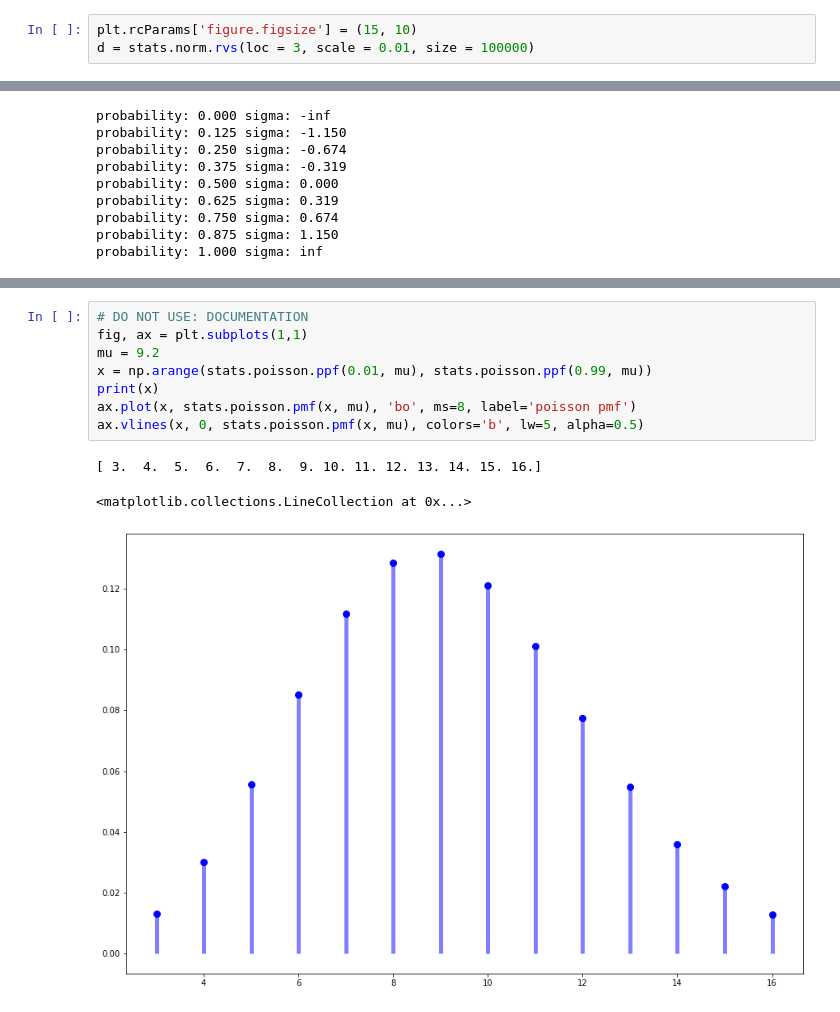
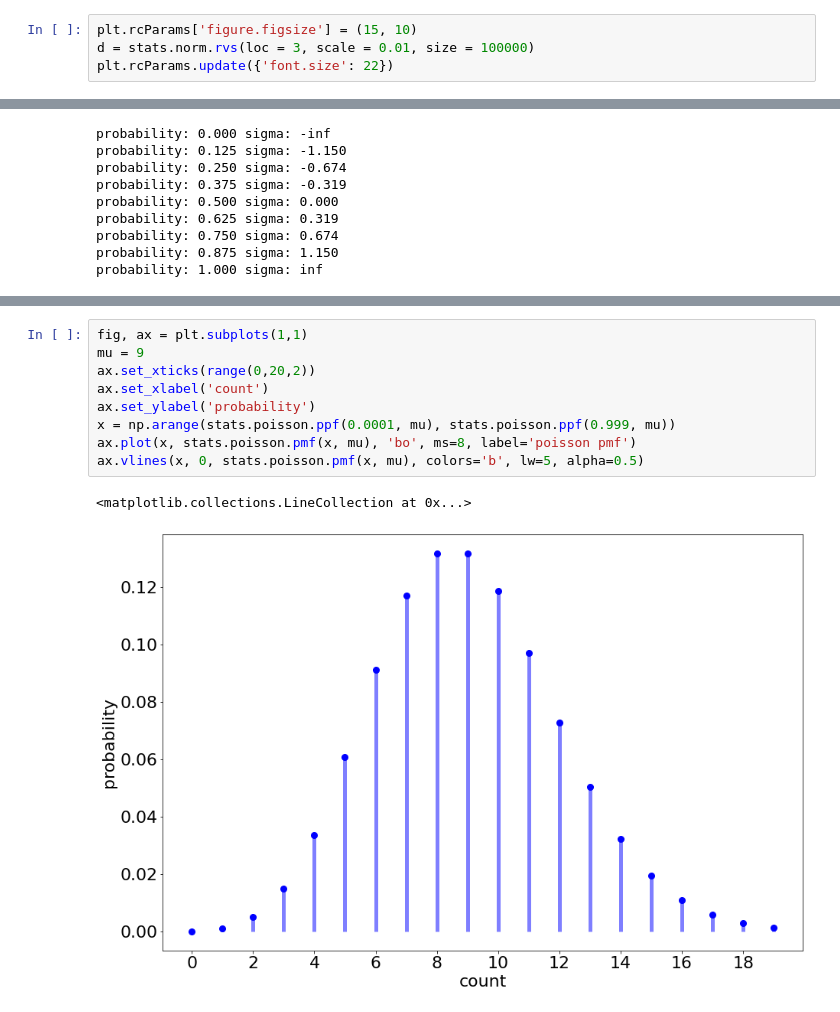
Before and after one commit to rsrandy25/PHYS434, a Jupyter notebook: lab1/lab1.ipynb, the cells around one changed output, grey strips where cells are left out. Drawn from its saved outputs; the diff is of its cells as text.

```diff
--- a/lab1/lab1.ipynb
+++ b/lab1/lab1.ipynb
@@ -5,4 +8,5 @@ import numpy as np
 # %%
 plt.rcParams['figure.figsize'] = (15, 10)
 d = stats.norm.rvs(loc = 3, scale = 0.01, size = 100000)
+plt.rcParams.update({'font.size': 22})
 # %%
@@ -76,15 +135,15 @@ signal_sigma
 # %%
-# DO NOT USE: DOCUMENTATION
 fig, ax = plt.subplots(1,1)
-mu = 9.2
-x = np.arange(stats.poisson.ppf(0.01, mu), stats.poisson.ppf(0.99, mu))
-print(x)
+mu = 9
+ax.set_xticks(range(0,20,2))
+ax.set_xlabel('count')
+ax.set_ylabel('probability')
+x = np.arange(stats.poisson.ppf(0.0001, mu), stats.poisson.ppf(0.999, mu))
 ax.plot(x, stats.poisson.pmf(x, mu), 'bo', ms=8, label='poisson pmf')
 ax.vlines(x, 0, stats.poisson.pmf(x, mu), colors='b', lw=5, alpha=0.5)
 # %% [output]
-[ 3.  4.  5.  6.  7.  8.  9. 10. 11. 12. 13. 14. 15. 16.]
+<matplotlib.collections.LineCollection at 0x...>
-<matplotlib.collections.LineCollection at 0x...>
-[figure, old version]
+[figure, new version]
 # %%
 fig, ax = plt.subplots(1,1)
 mu = 1
```
Also changed, not shown: parts of 18 cells of this notebook.
